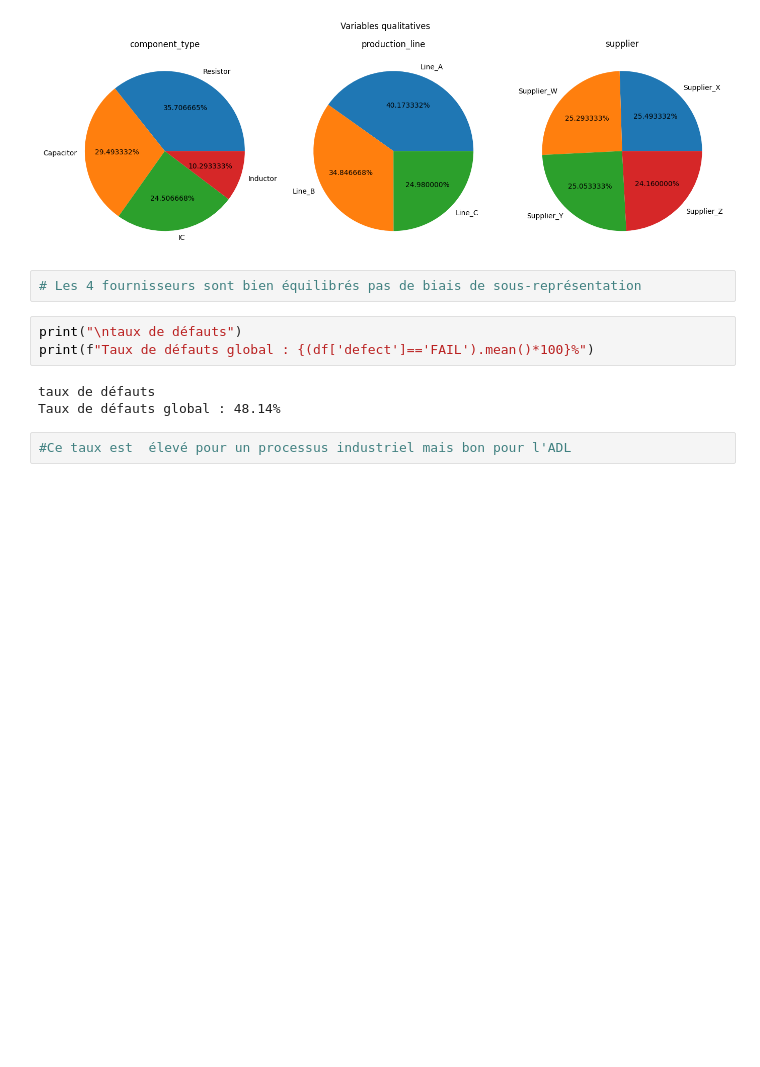
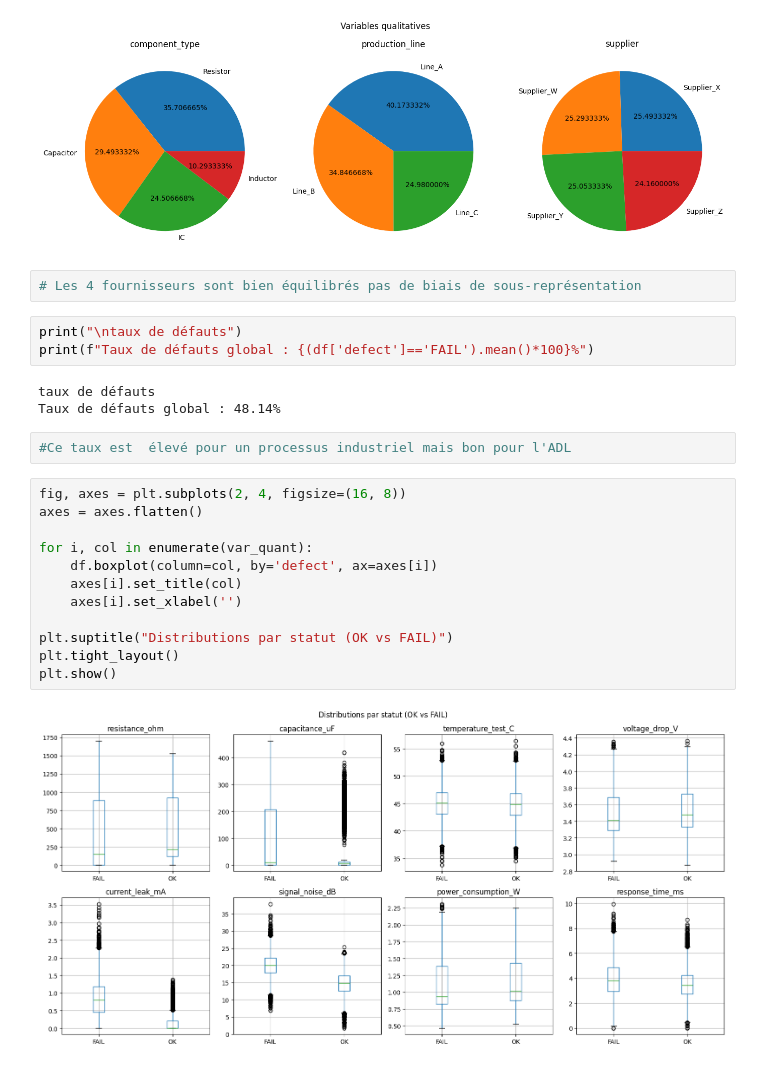
Before and after one commit to omarfathi093/Mini-Projet-Stat, a Jupyter notebook: Mini_Projet.ipynb, the cells around one changed output. Saved outputs shown, nothing was run; the diff lists cells and outputs as text; blank space fills up the shorter version.

```diff
--- a/Mini_Projet.ipynb
+++ b/Mini_Projet.ipynb
@@ -102,3 +102,17 @@ taux de défauts
 Taux de défauts global : 48.14%
 # %%
 #Ce taux est  élevé pour un processus industriel mais bon pour l'ADL
+# %%
+fig, axes = plt.subplots(2, 4, figsize=(16, 8))
+axes = axes.flatten()
+
+for i, col in enumerate(var_quant):
+    df.boxplot(column=col, by='defect', ax=axes[i])
+    axes[i].set_title(col)
+    axes[i].set_xlabel('')
+
+plt.suptitle("Distributions par statut (OK vs FAIL)")
+plt.tight_layout()
+plt.show()
+# %% [output]
+[figure, added]
```
